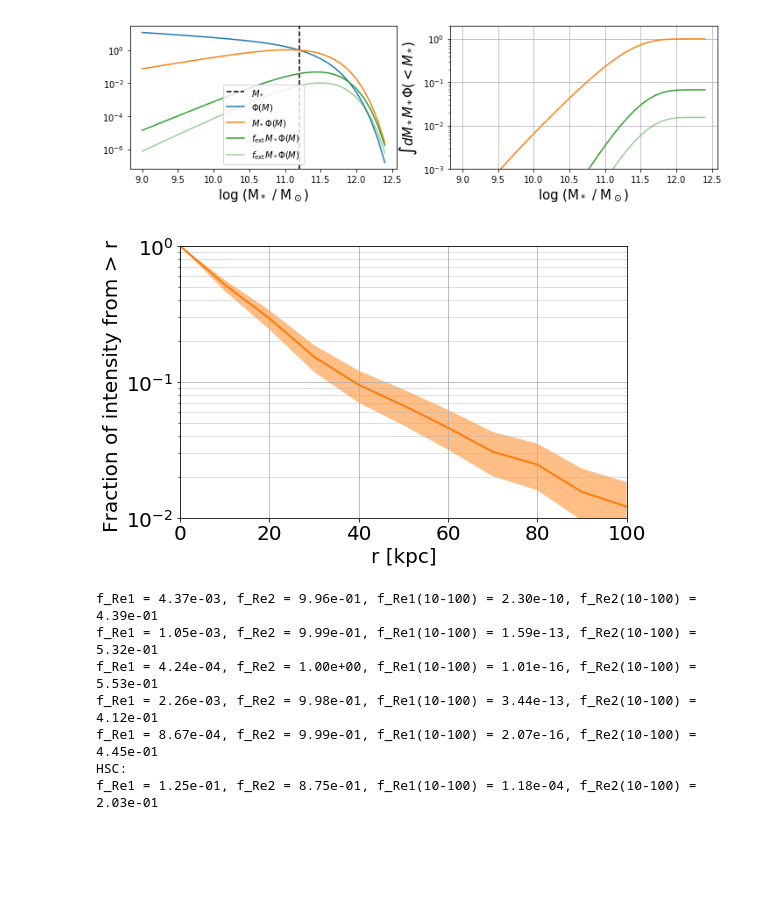
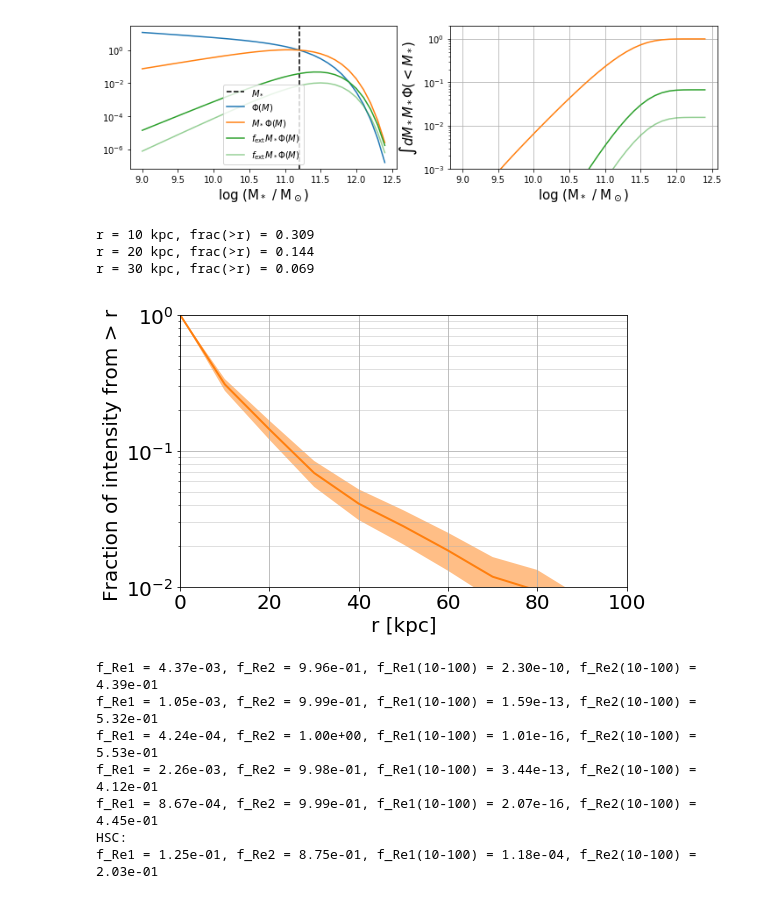
Before and after one commit to yuntingcheng/python_ciber, a Jupyter notebook: stack_modelfit/paperfigs.ipynb, the cells around one changed output. Cells and saved outputs as stored; diff of their text form; code cells hidden in the pictures; blank space fills up the shorter version.

```diff
--- a/stack_modelfit/paperfigs.ipynb
+++ b/stack_modelfit/paperfigs.ipynb
@@ -2299,37 +2299,43 @@ for i,(fmt,mfc,name) in enumerate(zip(['v','s','^','v','s'],[None, None, None, '
 logMstr, alpha = 11.2, -1.29
 Mstr = 10**logMstr
 phi_func = lambda M_arr: (M_arr/Mstr)**(1+alpha) * np.exp(-M_arr/Mstr)
 logM_arr = np.arange(9.,12.5,0.1)
 spstr = np.where(np.abs(logM_arr-logMstr)<1e-3)[0]
 phi_arr = phi_func(10**logM_arr)
 
 f_arr = []
 flow_arr = []
 fhigh_arr = []
 for irlim,rlim in enumerate(rlim_arr):
     f_arri = 10**np.polyval(np.polyfit(M_all,f_all[irlim],1), np.log10(M_arr))
-    f_arr.append(np.sum(M_arr**2*phi_arr*f_arri)/np.sum(M_arr**2*phi_arr))
+    f_arr.append(np.sum(M_arr*phi_arr*f_arri)/np.sum(M_arr*phi_arr))
     f_arri = 10**np.polyval(np.polyfit(M_all,flow_all[irlim],1), np.log10(M_arr))
-    flow_arr.append(np.sum(M_arr**2*phi_arr*f_arri)/np.sum(M_arr**2*phi_arr))
+    flow_arr.append(np.sum(M_arr*phi_arr*f_arri)/np.sum(M_arr*phi_arr))
     f_arri = 10**np.polyval(np.polyfit(M_all,fhigh_all[irlim],1), np.log10(M_arr))
-    fhigh_arr.append(np.sum(M_arr**2*phi_arr*f_arri)/np.sum(M_arr**2*phi_arr))
+    fhigh_arr.append(np.sum(M_arr*phi_arr*f_arri)/np.sum(M_arr*phi_arr))
+
+for rlim,f in zip(rlim_arr[1:4],f_arr[1:4]):
+    print('r = %d kpc, frac(>r) = %.3f'%(rlim,f))
 
 fig, ax = plt.subplots(1,1,figsize=(8,5))
 plt.plot(rlim_arr, f_arr,c='C1',lw=2,alpha=1)
 plt.fill_between(rlim_arr,flow_arr,fhigh_arr,facecolor='C1', alpha=0.5)
 ax.grid(which='minor', alpha=0.5)
 ax.grid(which='major')
 ax.set_xlim([0,100])
 ax.set_yscale('log')
 ax.set_ylim([1e-2,1])
 ax.set_xlabel('r [kpc]', fontsize=20)
 ax.set_ylabel("Fraction of intensity from > r ", fontsize=20)
 ax.tick_params(axis='x', labelsize=20)
 ax.tick_params(axis='y', labelsize=20)
 plt.savefig('plots/paperfig/frac_r.pdf',
             dpi = 200, bbox_inches='tight')
 # %% [output]
+r = 10 kpc, frac(>r) = 0.309
+r = 20 kpc, frac(>r) = 0.144
+r = 30 kpc, frac(>r) = 0.069
-[figure, old version]
+[figure, new version]
 # %%
 r_arr = np.logspace(-1,3,100)
 sp = np.where((r_arr > 10) & (r_arr<100))[0]
```
Also changed, not shown: 2 other files.
